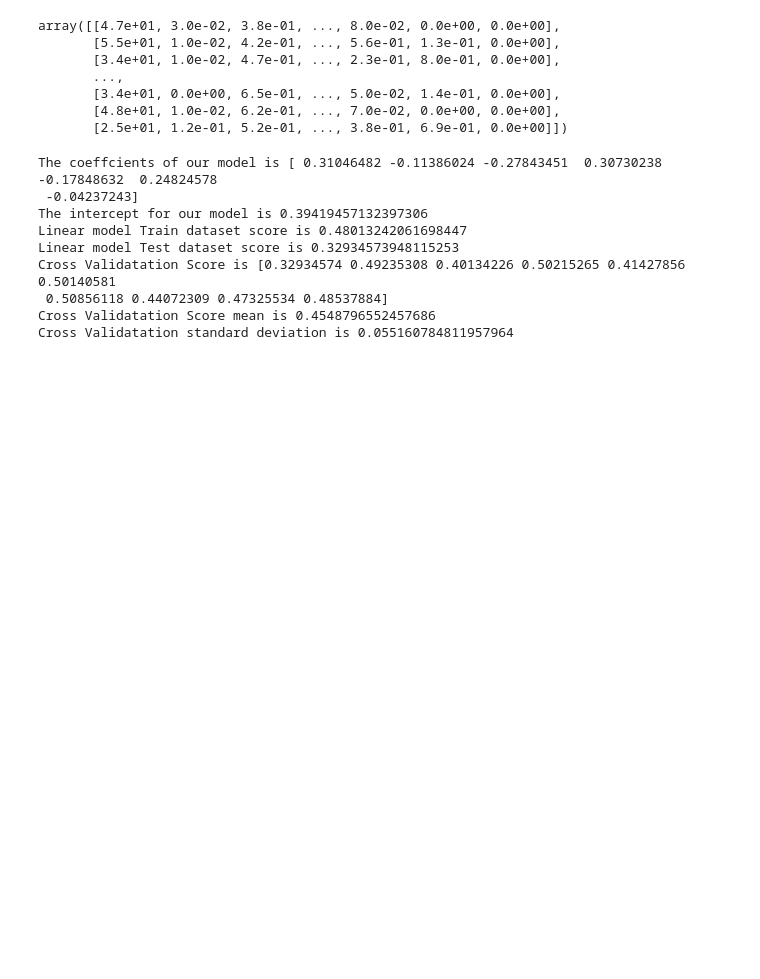
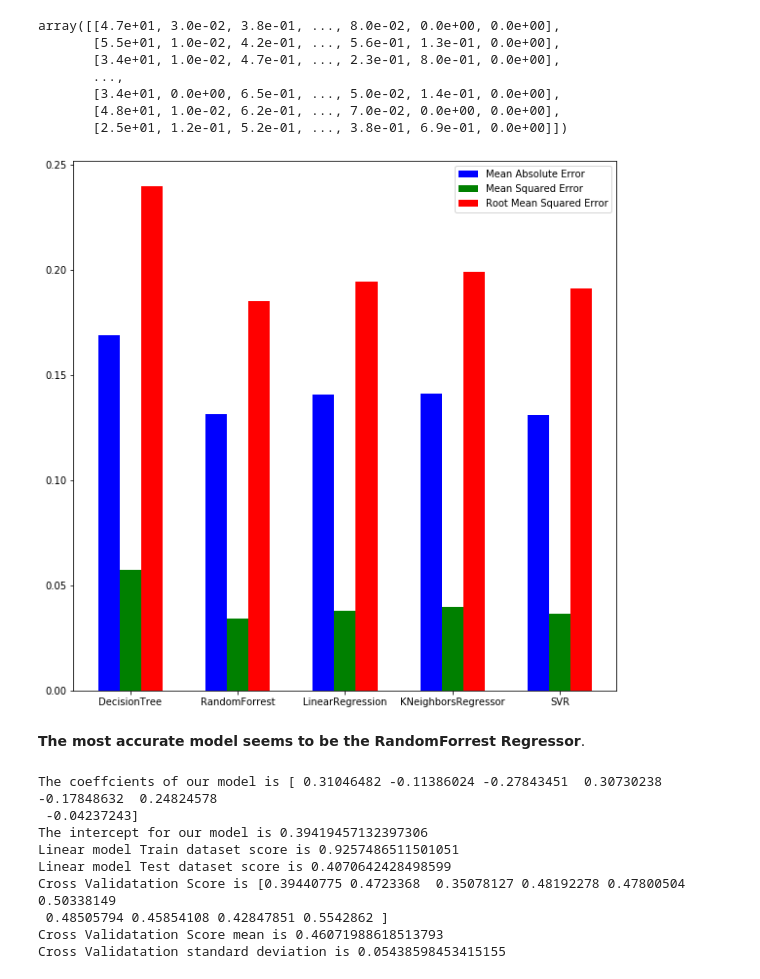
Before and after one commit to geoffmt/SDTSIA-210, a Jupyter notebook: Projet.ipynb, the cells around one changed output. Saved outputs shown, nothing was run; the diff lists cells and outputs as text; code cells hidden in the pictures; blank space fills up the shorter version.

```diff
--- a/Projet.ipynb
+++ b/Projet.ipynb
@@ -1137,23 +1150,48 @@ array([[4.7e+01, 3.0e-02, 3.8e-01, ..., 8.0e-02, 0.0e+00, 0.0e+00],
        [3.4e+01, 0.0e+00, 6.5e-01, ..., 5.0e-02, 1.4e-01, 0.0e+00],
        [4.8e+01, 1.0e-02, 6.2e-01, ..., 7.0e-02, 0.0e+00, 0.0e+00],
        [2.5e+01, 1.2e-01, 5.2e-01, ..., 3.8e-01, 6.9e-01, 0.0e+00]])
-# %%
-from sklearn.tree import DecisionTreeClassifier
-classifier = DecisionTreeClassifier()
-classifier.fit(X_train, y_train)
-y_pred = classifier.predict(X_test)
+# %%
+from sklearn.tree import DecisionTreeRegressor
+from sklearn.svm import SVR
+from sklearn.tree import DecisionTreeRegressor
+from sklearn.ensemble import RandomForestRegressor
+from sklearn.linear_model import LinearRegression
+from sklearn.neighbors import KNeighborsRegressor
+from sklearn import metrics
+models = [DecisionTreeRegressor(), RandomForestRegressor(), LinearRegression(), KNeighborsRegressor(), SVR()]
+
+metrics_tab = [[],[],[]] # MAE, MSE, RMSE
+
+for i in models:
+  i.fit(X_train, y_train)
+  y_pred = i.predict(X_test)
+  metrics_tab[0].append(metrics.mean_absolute_error(y_test, y_pred))
+  metrics_tab[1].append(metrics.mean_squared_error(y_test, y_pred))
+  metrics_tab[2].append(np.sqrt(metrics.mean_squared_error(y_test, y_pred)))
+
+a=["DecisionTree","RandomForrest","LinearRegression", "KNeighborsRegressor","SVR"]
+plt.figure(figsize=(10,10))
+ax = plt.subplot(111)
+x=np.arange(len(a))
+ax.bar(x - 0.2, metrics_tab[0], width=0.2, color='b', align='center',label='Mean Absolute Error')
+ax.bar(x, metrics_tab[1], width=0.2, color='g', align='center', label='Mean Squared Error')
+ax.bar(x+0.2, metrics_tab[2], width=0.2, color='r', align='center', label= 'Root Mean Squared Error')
+ax.legend()
+plt.xticks(x,a)
+plt.show()
+# %% [output]
+[figure, added]
+# %% [markdown]
+__The most accurate model seems to be the RandomForrest Regressor__.
 # %%
 from sklearn.linear_model import LinearRegression
 from sklearn.model_selection import KFold
 from sklearn.model_selection import cross_val_score
-X = data[['HousVacant','PctHousOccup','PctHousOwnOcc','PctVacantBoarded','PctVacMore6Mos','PctUnemployed','PctEmploy']]
-y = data['ViolentCrimesPerPop']
-lm = LinearRegression()
+
+lm = RandomForestRegressor()
 mmodel = lm.fit(X_train, y_train)
 predictions = lm.predict(X_test)
-coefficients = mmodel.coef_
 print("The coeffcients of our model is {}".format(coefficients))
-intercept = mmodel.intercept_
 print("The intercept for our model is {}".format(intercept))
 print ("Linear model Train dataset score is {}".format(mmodel.score(X_train,y_train)))
 print ("Linear model Test dataset score is {}".format(mmodel.score(X_test,y_test)))
@@ -1165,8 +1203,7 @@ X_train, y_train = X.iloc[results[0]], y.iloc[results[0]]
 X_test, y_test = X.iloc[results[1]], y.iloc[results[1]]
 
 
-
-lm = LinearRegression()
+lm = RandomForestRegressor()
 mm_scores = cross_val_score(lm,X,y,cv=kf)
 print ("Cross Validatation Score is {}".format(mm_scores))
 print ("Cross Validatation Score mean is {}".format(mm_scores.mean()))
@@ -1175,9 +1212,9 @@ print ("Cross Validatation standard deviation is {}".format(mm_scores.std()))
 The coeffcients of our model is [ 0.31046482 -0.11386024 -0.27843451  0.30730238 -0.17848632  0.24824578
  -0.04237243]
 The intercept for our model is 0.39419457132397306
-Linear model Train dataset score is 0.48013242061698447
-Linear model Test dataset score is 0.32934573948115253
-Cross Validatation Score is [0.32934574 0.49235308 0.40134226 0.50215265 0.41427856 0.50140581
- 0.50856118 0.44072309 0.47325534 0.48537884]
-Cross Validatation Score mean is 0.4548796552457686
-Cross Validatation standard deviation is 0.055160784811957964
+Linear model Train dataset score is 0.9257486511501051
+Linear model Test dataset score is 0.4070642428498599
+Cross Validatation Score is [0.39440775 0.4723368  0.35078127 0.48192278 0.47800504 0.50338149
+ 0.48505794 0.45854108 0.42847851 0.5542862 ]
+Cross Validatation Score mean is 0.46071988618513793
+Cross Validatation standard deviation is 0.05438598453415155
```
Also changed, not shown: parts of 6 cells of this notebook.
